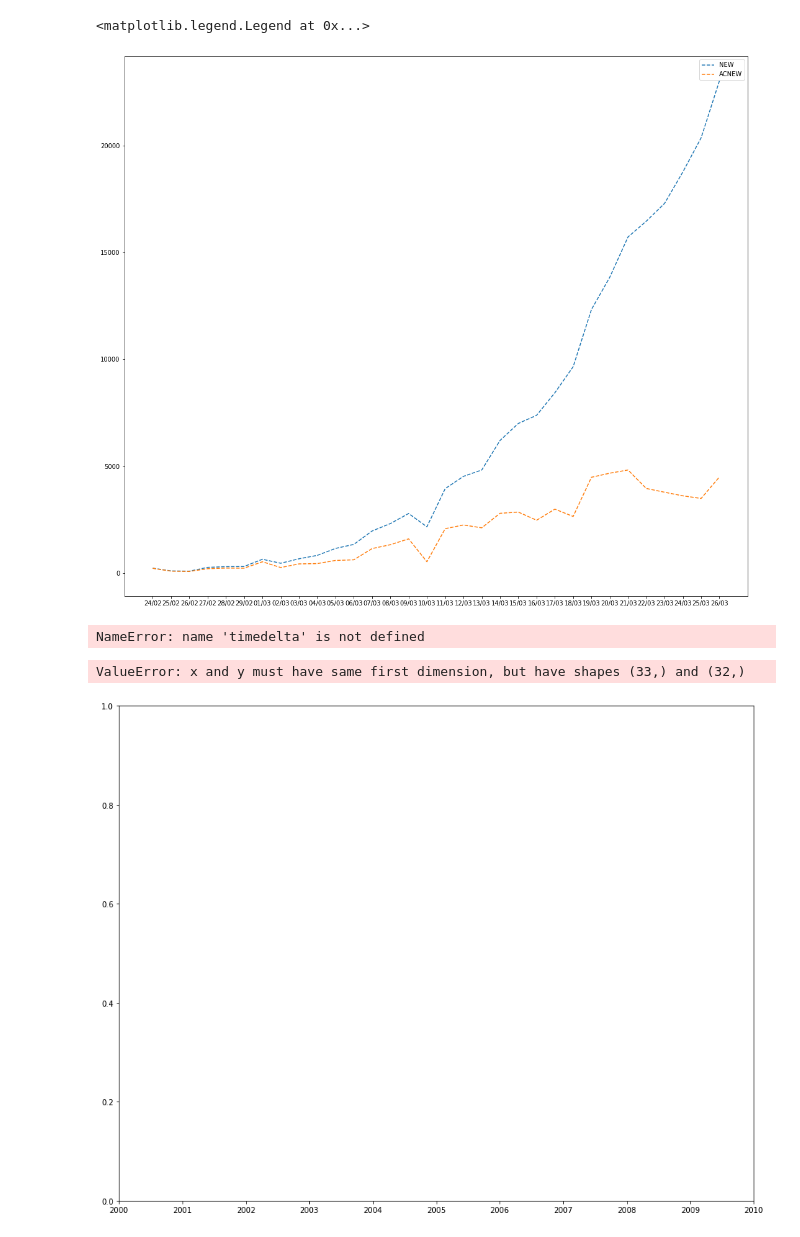
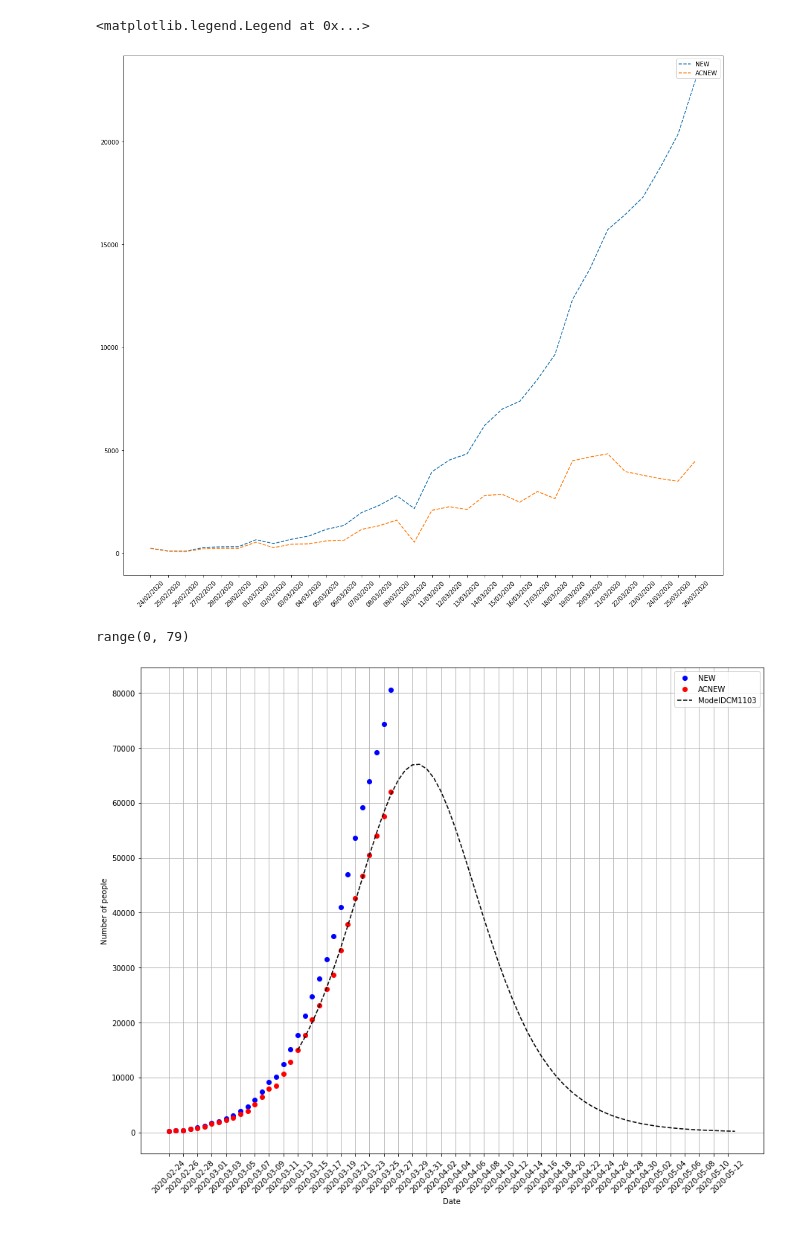
Before and after one commit to FaoTom/Covid19, a Jupyter notebook: COV.ipynb, the cells around one changed output. Drawn from its saved outputs; the diff is of its cells as text; code cells hidden in the pictures.

```diff
--- a/COV.ipynb
+++ b/COV.ipynb
@@ -21,7 +21,7 @@ from scipy.optimize import curve_fit
 # %%
 data=pd.read_csv('dpc-covid19-ita-andamento-nazionale.csv')
 data['data'] = pd.to_datetime(data['data'])
-data['data'] = data['data'].dt.strftime('%d/%m')
+data['data'] = data['data'].dt.strftime('%d/%m/%Y')
 data.index=data['data']
 data['totale_attualmente_positivi']=data['totale_attualmente_positivi']/60483973
 data.drop('data',axis=1)
@@ -50,8 +70,8 @@ new=fig.add_subplot(1,1,1)
 #nooooooooooooooooo scemoooooo
 new.plot(data.index,data['nuovi_attualmente_positivi']+data['dimessi_guariti']+data['deceduti'],'--',label='NEW')
 new.plot(data.index,data['nuovi_attualmente_positivi'],'--',label='ACNEW')
+plt.setp(new.xaxis.get_majorticklabels(), rotation=45)
 new.legend()
-
 #grw=fig.add_subplot(2,2,3)
 #grw.plot(data.index,data['GRW'],'--',label='GRW')
 #grw.plot(data.index,data['ACGRW'],'--',label='ACGRW')
@@ -60,21 +80,25 @@ new.legend()
 #grw.legend()
 # %% [output]
 <matplotlib.legend.Legend at 0x...>
-[figure, old version]
+[figure, new version]
 # %%
+# time points
 t=data.index.to_series(index=range(data.index.size))
 t_fit=t[18:]
+t_fitpre=t[:14]
 t_fit=range(t_fit.size)
+t_fitpre=range(t_fitpre.size)
 t=range(t.size+30)
-t_fit
+tpre=range(t[-1]+18)
 base = datetime.datetime.strptime('13/03/2020','%d/%m/%Y')
 base2 = datetime.datetime.strptime('24/02/2020','%d/%m/%Y')
-dlist =[base2 + datetime.timedelta(days=x) for x in range(60)]
-mdate_list=[x for x in dlist if x<(datetime.datetime.today()-timedelta(1))]
+dlist =[base2 + datetime.timedelta(days=x) for x in range(200)]
+mdate_list=[x for x in dlist if x<=datetime.datetime.strptime(data.index[-1],'%d/%m/%Y')]
 date_list = [base + datetime.timedelta(days=x) for x in range(len(t))]
-date_list
+dpre_list=[x for x in dlist if x<date_list[-1]]
+tpre
 # %% [output]
-NameError: name 'timedelta' is not defined
+range(0, 79)
 # %%
 trans = 2.3 #rateo di trasmissione
 recov = 0.6 #rateo di recovery
@@ -104,17 +149,23 @@ def modelI(t,trans,recov):
 # %%
-p,cov=curve_fit(modelI,t_fit,totpos['13/03':])
+p,cov=curve_fit(modelI,t_fit,totpos['13/03/2020':],bounds=[[0,0],[+np.inf,+np.inf]])
 trans,recov=p
+curve_fit(modelIpre,t_fitpre,totpos['24/02/2020':'08/03/2020'],bounds=[[0,0],[+np.inf,+np.inf]])
 fit=modelI(t,trans,recov)
+fitpre=modelIpre(tpre,trans,recov)
 fig2=plt.figure(figsize=(15,12))
 tot=fig2.add_subplot(1,1,1)
-tot.plot(mdate_list,data['totale_attualmente_positivi']*60483973+data['dimessi_guariti']+data['deceduti'],'--',label='NEW')
-tot.plot(mdate_list,data['totale_attualmente_positivi']*60483973,'--',label='ACNEW')
-tot.plot(date_list,fit*60483973,'k--',label='Model')
+tot.plot(mdate_list,data['totale_attualmente_positivi']*60483973+data['dimessi_guariti']+data['deceduti'],'bo',label='NEW')
+tot.plot(mdate_list,data['totale_attualmente_positivi']*60483973,'ro',label='ACNEW')
+tot.plot(date_list,fit*60483973,'k--',label='ModelDCM1103')
+#tot.plot(dpre_list,fitpre*60483973,'r--',label='ModelpreDCM0803')
+tot.legend()
 tot.set_xlabel('Date')
 tot.set_ylabel('Number of people')
+tot.set_xticks([base2 + datetime.timedelta(days=2*x) for x in range(40)])
+plt.setp(tot.xaxis.get_majorticklabels(), rotation=45)
+tot.grid(True)
 # %% [output]
-ValueError: x and y must have same first dimension, but have shapes (33,) and (32,)
-[figure, old version]
+[figure, new version]
 # %%
 p
 # %% [output]
```
Also changed, not shown: parts of 4 cells of this notebook.
